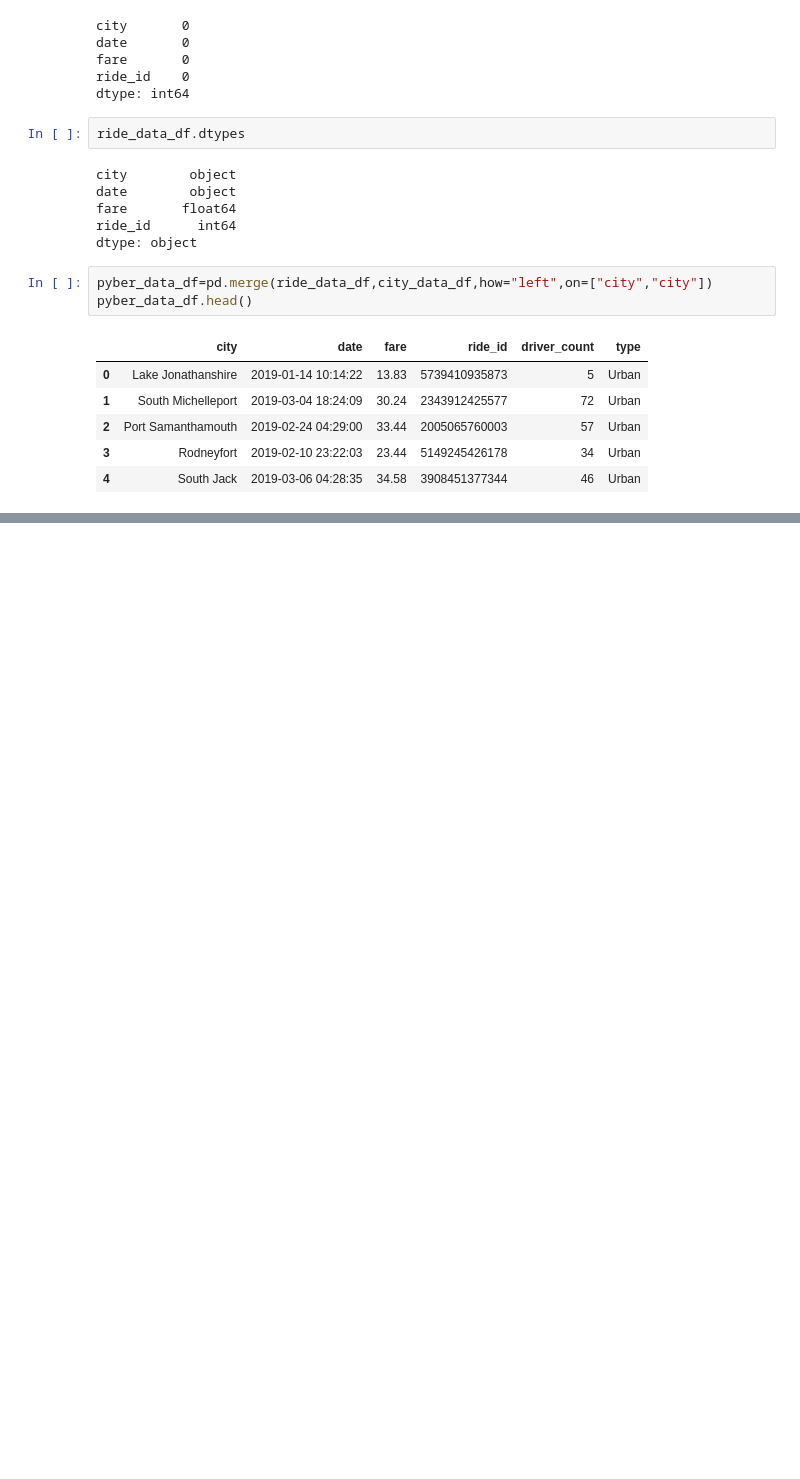
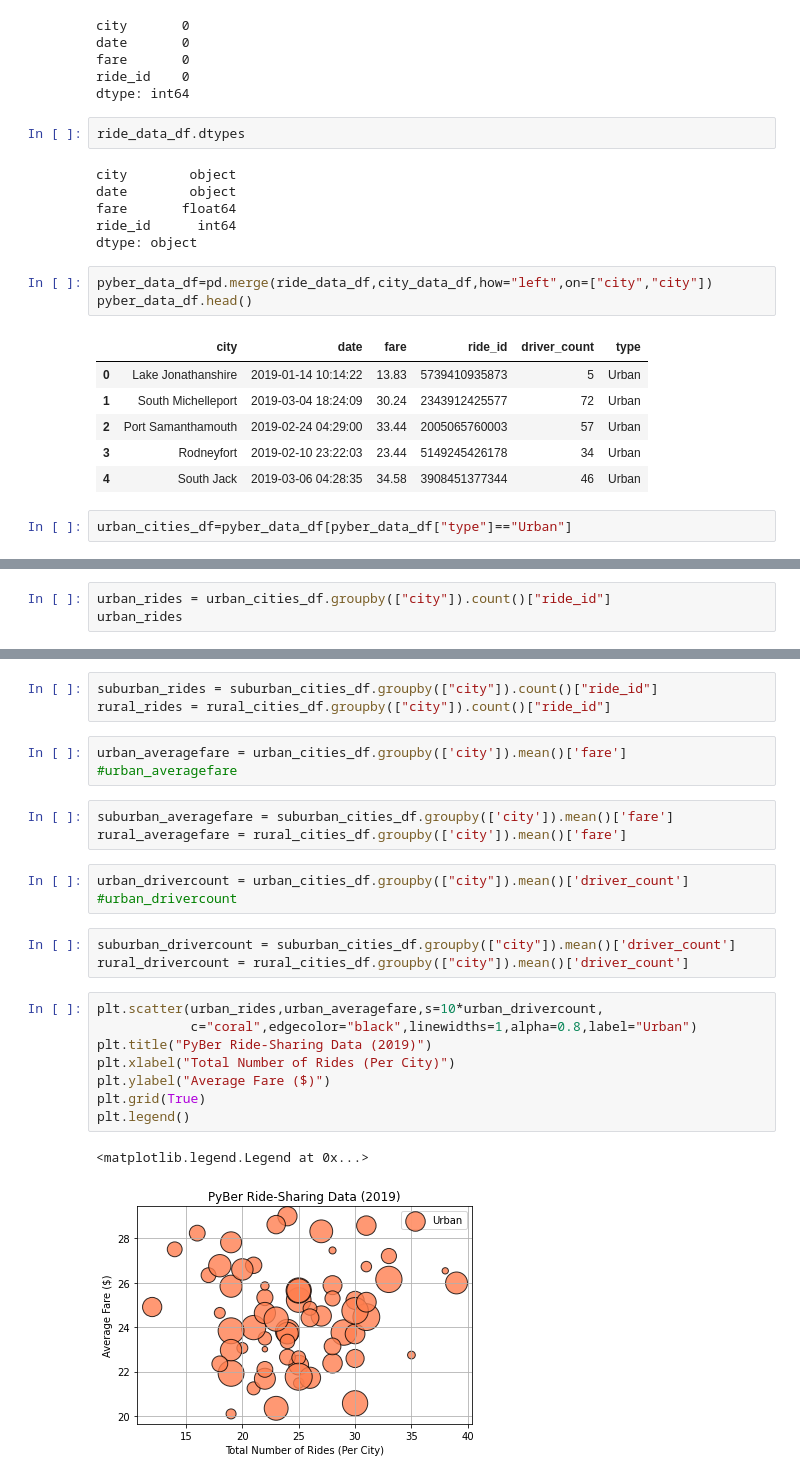
Before and after one commit to vedikanigam/PyBer_Analysis, a Jupyter notebook: PyBer.ipynb, the cells around one changed output, grey strips where cells are left out. Saved outputs shown, nothing was run; the diff lists cells and outputs as text; blank space fills up the shorter version.

Commit message:
updated PyBer.ipynb and added Analysis image

```diff
--- a/PyBer.ipynb
+++ b/PyBer.ipynb
@@ -83,3 +83,5 @@ pyber_data_df.head()
 | 2 | Port Samanthamouth | 2019-02-24 04:29:00 | 33.44 | 2005065760003 | 57 | Urban |
 | 3 | Rodneyfort | 2019-02-10 23:22:03 | 23.44 | 5149245426178 | 34 | Urban |
 | 4 | South Jack | 2019-03-06 04:28:35 | 34.58 | 3908451377344 | 46 | Urban |
+# %%
+urban_cities_df=pyber_data_df[pyber_data_df["type"]=="Urban"]
@@ -85,0 +91,3 @@ pyber_data_df.head()
+# %%
+urban_rides = urban_cities_df.groupby(["city"]).count()["ride_id"]
+urban_rides
@@ -85,0 +108,26 @@ pyber_data_df.head()
+# %%
+suburban_rides = suburban_cities_df.groupby(["city"]).count()["ride_id"]
+rural_rides = rural_cities_df.groupby(["city"]).count()["ride_id"]
+# %%
+urban_averagefare = urban_cities_df.groupby(['city']).mean()['fare']
+#urban_averagefare
+# %%
+suburban_averagefare = suburban_cities_df.groupby(['city']).mean()['fare']
+rural_averagefare = rural_cities_df.groupby(['city']).mean()['fare']
+# %%
+urban_drivercount = urban_cities_df.groupby(["city"]).mean()['driver_count']
+#urban_drivercount
+# %%
+suburban_drivercount = suburban_cities_df.groupby(["city"]).mean()['driver_count']
+rural_drivercount = rural_cities_df.groupby(["city"]).mean()['driver_count']
+# %%
+plt.scatter(urban_rides,urban_averagefare,s=10*urban_drivercount,
+            c="coral",edgecolor="black",linewidths=1,alpha=0.8,label="Urban")
+plt.title("PyBer Ride-Sharing Data (2019)")
+plt.xlabel("Total Number of Rides (Per City)")
+plt.ylabel("Average Fare ($)")
+plt.grid(True)
+plt.legend()
+# %% [output]
+<matplotlib.legend.Legend at 0x...>
+[figure, added]
```
Also changed, not shown: parts of 7 cells of this notebook, 4 other files.
